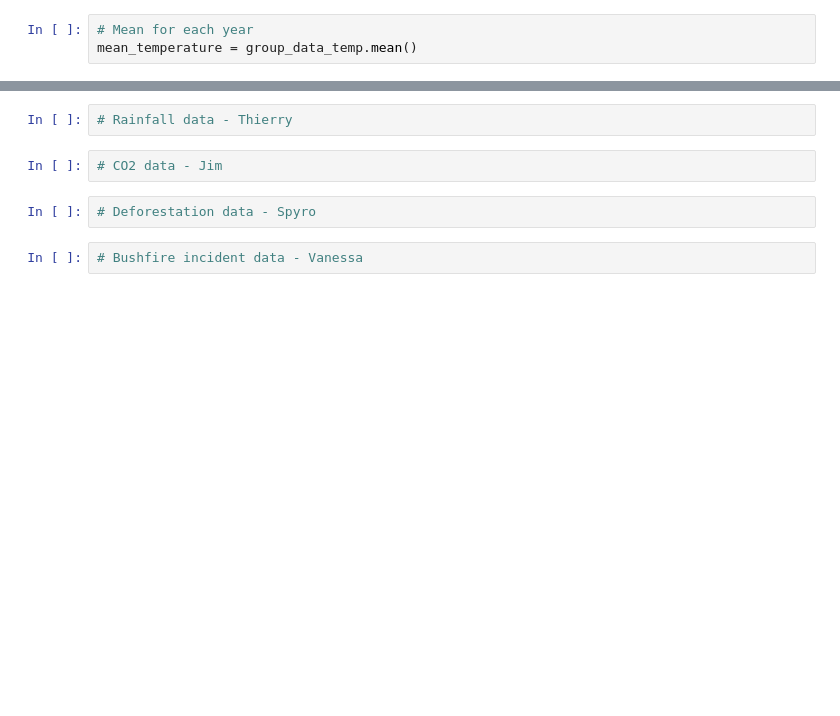
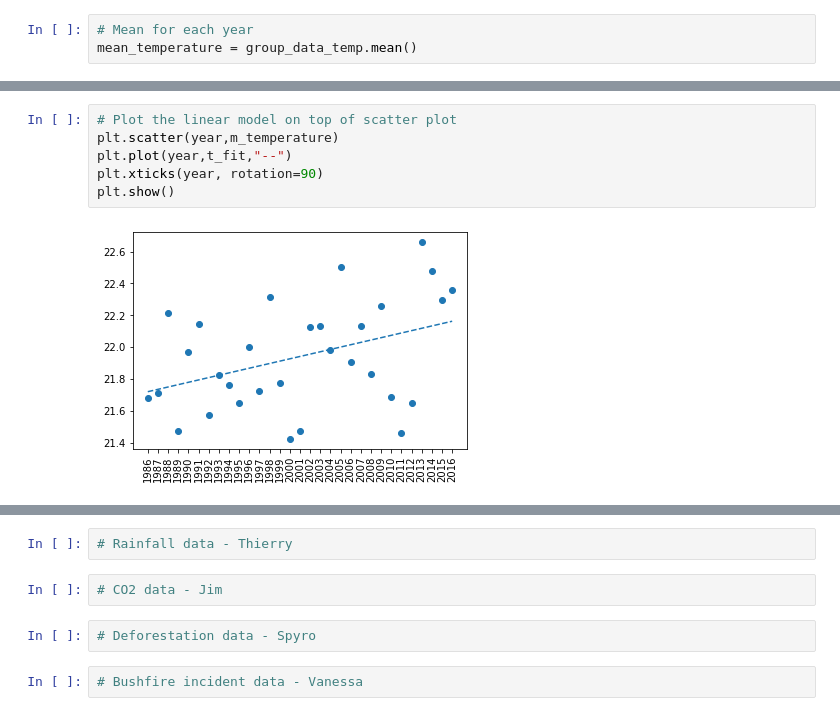
Before and after one commit to thierzon/disney-donut-project, a Jupyter notebook: data.ipynb, the cells around one changed output, grey strips where cells are left out. Drawn from its saved outputs; the diff is of its cells as text; blank space fills up the shorter version.

```diff
--- a/data.ipynb
+++ b/data.ipynb
@@ -52,0 +166,8 @@ plt.title('Mean Temperature in Australia (1986 - 2016)')
+# %%
+# Plot the linear model on top of scatter plot
+plt.scatter(year,m_temperature)
+plt.plot(year,t_fit,"--")
+plt.xticks(year, rotation=90)
+plt.show()
+# %% [output]
+[figure, added]
```
Also changed, not shown: parts of 15 cells of this notebook, 3 other files.
